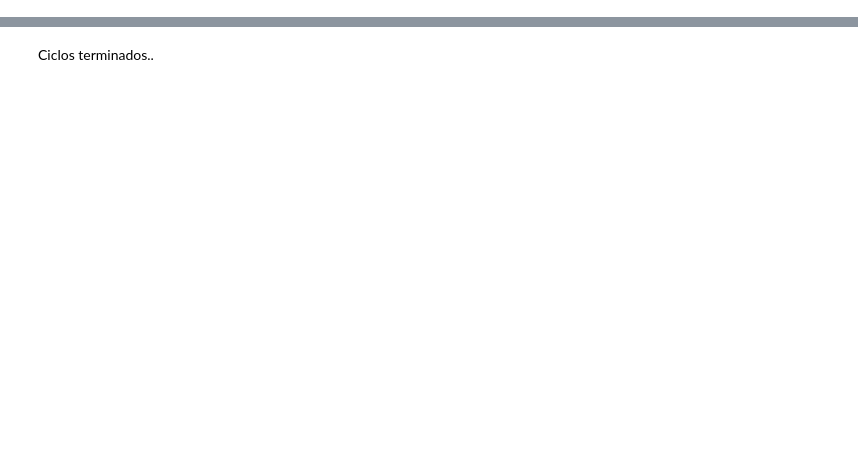
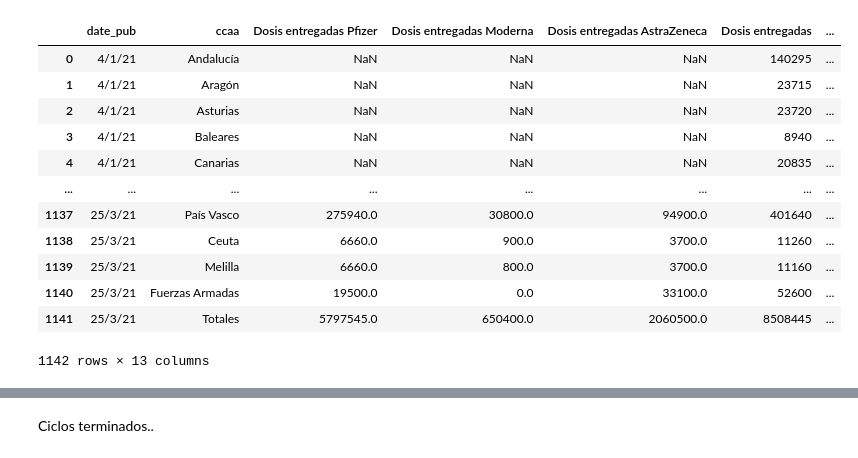
Before and after one commit to mharias/covid, a Jupyter notebook: vacunacion/code/Vacunas_graficos.ipynb, the cells around one changed output, grey strips where cells are left out. Saved outputs shown, nothing was run; the diff lists cells and outputs as text; code cells hidden in the pictures; blank space fills up the shorter version.

```diff
--- a/vacunacion/code/Vacunas_graficos.ipynb
+++ b/vacunacion/code/Vacunas_graficos.ipynb
@@ -67,3 +67,19 @@ dia
+# %%
+datos_row
+# %% [output]
+|  | date_pub | ccaa | Dosis entregadas Pfizer | Dosis entregadas Moderna | Dosis entregadas AstraZeneca | Dosis entregadas | ... |
+| 0 | 4/1/21 | Andalucía | NaN | NaN | NaN | 140295 | ... |
+| 1 | 4/1/21 | Aragón | NaN | NaN | NaN | 23715 | ... |
+| 2 | 4/1/21 | Asturias | NaN | NaN | NaN | 23720 | ... |
+| 3 | 4/1/21 | Baleares | NaN | NaN | NaN | 8940 | ... |
+| 4 | 4/1/21 | Canarias | NaN | NaN | NaN | 20835 | ... |
+| ... | ... | ... | ... | ... | ... | ... | ... |
+| 1137 | 25/3/21 | País Vasco | 275940.0 | 30800.0 | 94900.0 | 401640 | ... |
+| 1138 | 25/3/21 | Ceuta | 6660.0 | 900.0 | 3700.0 | 11260 | ... |
+| 1139 | 25/3/21 | Melilla | 6660.0 | 800.0 | 3700.0 | 11160 | ... |
+| 1140 | 25/3/21 | Fuerzas Armadas | 19500.0 | 0.0 | 33100.0 | 52600 | ... |
+| 1141 | 25/3/21 | Totales | 5797545.0 | 650400.0 | 2060500.0 | 8508445 | ... |
+1142 rows × 13 columns
 # %%
 datos_row = datos_row[datos_row['ccaa']!='Fuerzas Armadas']
 # %%
```
Also changed, not shown: parts of 17 cells of this notebook, 29 other files.
